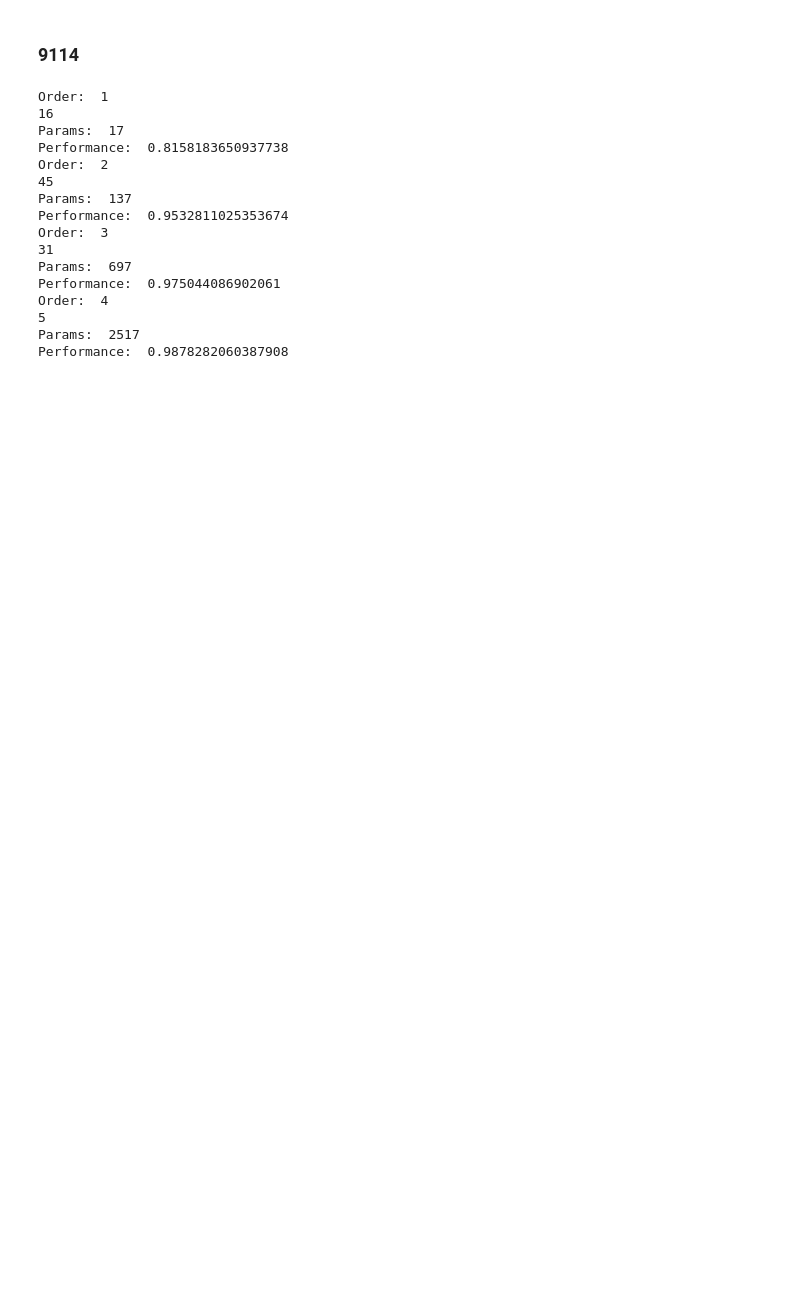
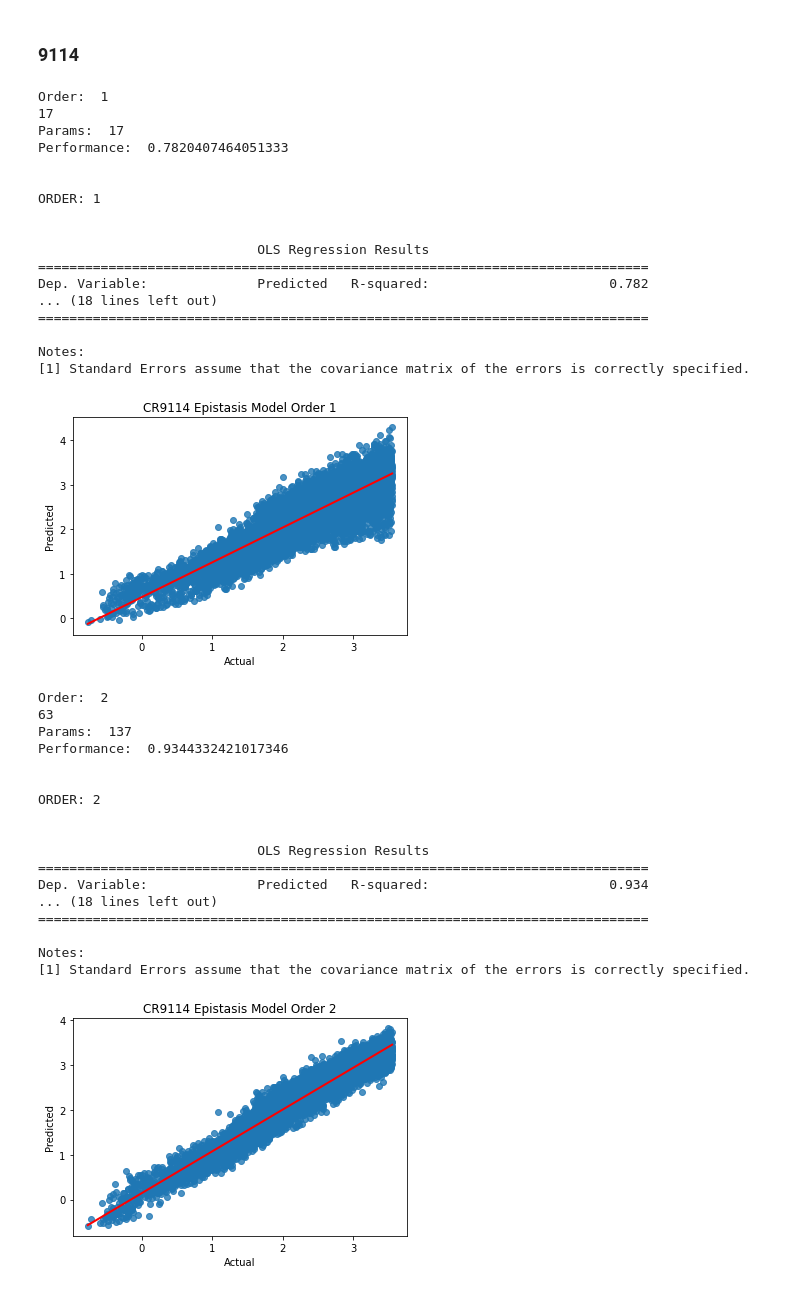
Before and after one commit to k-chrispens/rosetta-antibody-ddgs, a Jupyter notebook: raw_datasets/infer_effects.ipynb, the cells around one changed output. Cells and saved outputs as stored; diff of their text form; code cells hidden in the pictures; blank space fills up the shorter version.

```diff
--- a/raw_datasets/infer_effects.ipynb
+++ b/raw_datasets/infer_effects.ipynb
@@ -428,7 +484,7 @@ Performance:  0.970157971392704
 ### 9114
 # %%
 # fit models of increasing order
-for order in range(1, optimal_9114_order+2):
+for order in range(1, 3):  # optimal_9114_order+2
 
     genotypes_9114_permuted = genotypes_9114[indices_permuted_9114]
     affinities_9114_permuted = affinities_9114[indices_permuted_9114]
@@ -444,44 +500,82 @@ for order in range(1, optimal_9114_order+2):
     reg_9114_stderr = reg_9114_current.bse
     reg_9114_pvalues = reg_9114_current.pvalues
 
     num_sig = len(np.where(reg_9114_pvalues < 0.05 /
                   float(len(reg_9114_coefs_current)))[0])
     print(num_sig)
 
     predicted_phenos_permuted_9114 = reg_9114_current.predict(genotypes_9114_current)
     rsquared_9114_current = reg_9114_current.rsquared
     print('Params: ', len(reg_9114_coefs_current))
     print('Performance: ', rsquared_9114_current)
 
     # write model to file
     if order > 0:
         coef_names = poly_9114_current.get_feature_names_out(
             input_features=mutations_9114)
         with open('./9114_'+str(order)+'order.txt', 'w') as writefile:
             coef_writer = csv.writer(writefile, delimiter='\t')
             coef_writer.writerow(['Params: ', len(reg_9114_coefs_current)])
             coef_writer.writerow(['Performance: ', rsquared_9114_current])
             coef_writer.writerow(
                 ['Term', 'Coefficient', 'Standard Error', 'p-value', '95% CI lower', '95% CI upper'])
             coef_writer.writerow(['Intercept', reg_9114_coefs_current[0]])
             for i in range(1, len(reg_9114_coefs_current)):
                 coef_writer.writerow([','.join(coef_names[i].split(' ')), reg_9114_coefs_current[i], reg_9114_stderr[i],
                                       reg_9114_pvalues[i], reg_9114_CIs_current[i][0], reg_9114_CIs_current[i][1]])
             writefile.close()
+
+        df = pd.DataFrame({
+            "Predicted": predicted_phenos_permuted_9114,
+            "Actual": affinities_9114_permuted
+        })
+
+        y, X = dmatrices("Predicted ~ Actual",
+                    data=df, return_type='dataframe')
+
+        model = sm.OLS(y, X)
+        results = model.fit()
+        print(f"\n\nORDER: {order}\n\n")
+        print(results.summary())
+        plot = sns.regplot(x="Actual", y="Predicted", data=df, line_kws={'lw': 2, 'color': 'red'})
+        plt.title(f"CR9114 Epistasis Model Order {order}")
+        plt.show()
+        # plt.savefig(f"../images/cr6261_model_order{order}.png", bbox_inches='tight')
+        plt.clf()
 # %% [output]
 Order:  1
-16
+17
 Params:  17
-Performance:  0.8158183650937738
-Order:  2
-45
-Params:  137
-Performance:  0.9532811025353674
-Order:  3
-31
-Params:  697
-Performance:  0.975044086902061
-Order:  4
-5
-Params:  2517
-Performance:  0.9878282060387908
+Performance:  0.7820407464051333
+
+
+ORDER: 1
+
+
+                            OLS Regression Results
+==============================================================================
+Dep. Variable:              Predicted   R-squared:                       0.782
+... (18 lines left out)
+==============================================================================
+
+Notes:
+[1] Standard Errors assume that the covariance matrix of the errors is correctly specified.
+[figure, added]
+Order:  2
+63
+Params:  137
+Performance:  0.9344332421017346
+
+
+ORDER: 2
+
+
+                            OLS Regression Results
+==============================================================================
+Dep. Variable:              Predicted   R-squared:                       0.934
+... (18 lines left out)
+==============================================================================
+
+Notes:
+[1] Standard Errors assume that the covariance matrix of the errors is correctly specified.
+[figure, added]
```
Also changed, not shown: parts of 10 cells of this notebook, 10 other files.
